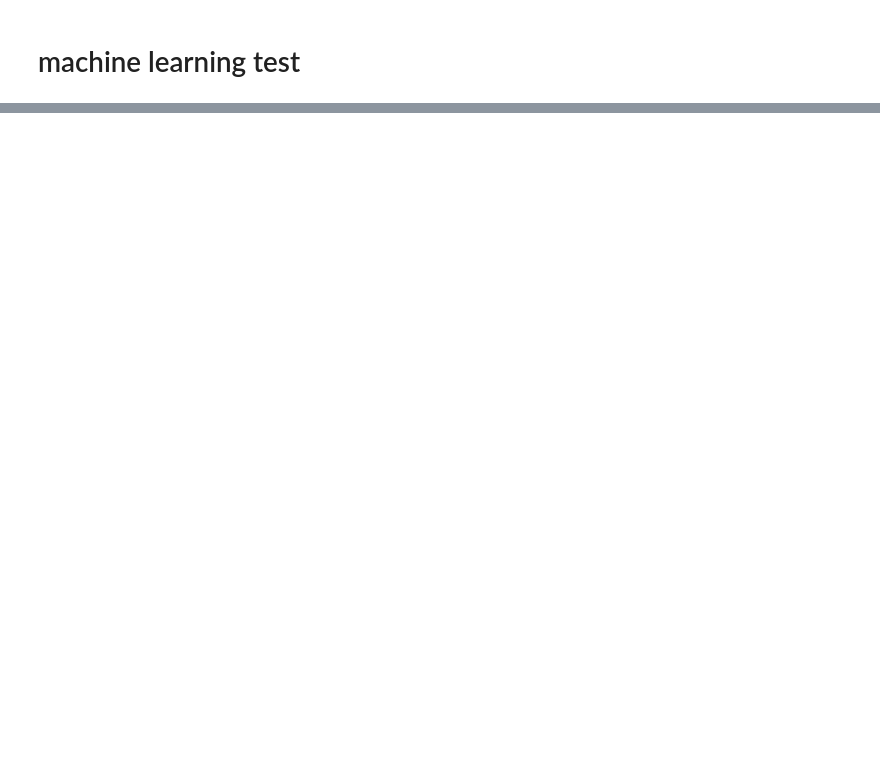
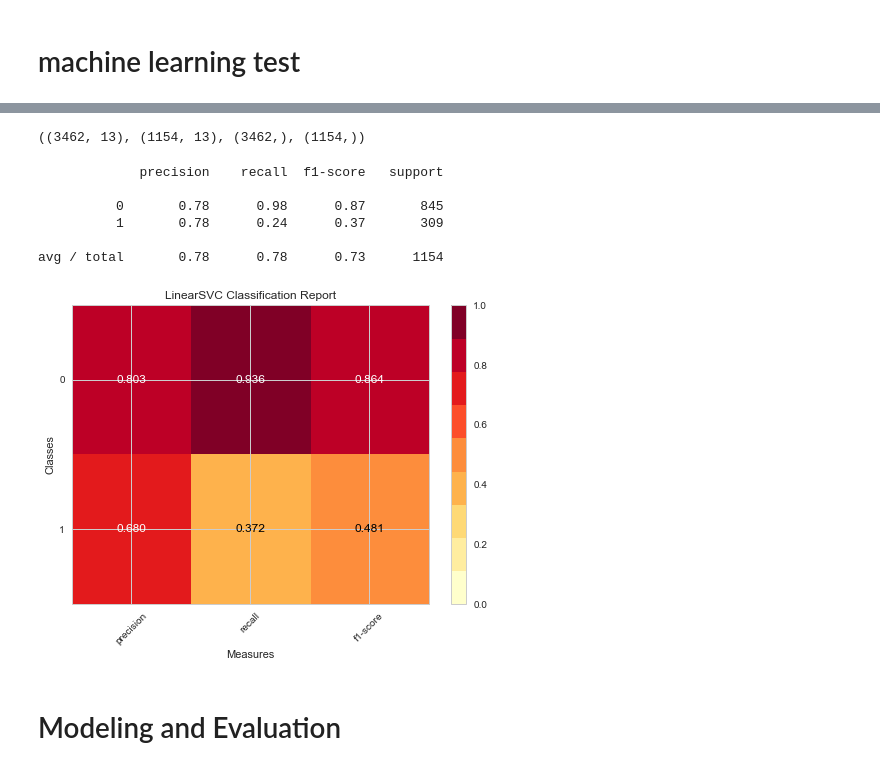
Before and after one commit to georgetown-analytics/four-thirty-five, a Jupyter notebook: 435_Machine_Learning.ipynb, the cells around one changed output, grey strips where cells are left out. Saved outputs shown, nothing was run; the diff lists cells and outputs as text; code cells hidden in the pictures; blank space fills up the shorter version.

```diff
--- a/435_Machine_Learning.ipynb
+++ b/435_Machine_Learning.ipynb
@@ -268,0 +93,2 @@ Loser = Gen[Gen['winner'].isin(['0'])]
+# %%
+Gen = Gen[Gen['race'] == "H"]
@@ -2042,0 +357,11 @@ X.head()
+# %%
+features = Rep[[
+   'c1','c2','c3','c4','c5','c6','c7','c8','c9','c10','c11','c12','c13'
+]]
+
+X = features
+
+y = Rep['winner']
+
+print(X.shape)
+print(y.shape)
@@ -2043,3 +387,38 @@ X.head()
+# %%
+#Creating the test and train with sample size of 40%
+from sklearn.model_selection import train_test_split as tts
+X_train, X_test, y_train, y_test = tts(X, y, test_size=0.25)
+# %%
+X_train.shape, X_test.shape, y_train.shape, y_test.shape
+# %% [output]
+((3462, 13), (1154, 13), (3462,), (1154,))
+# %%
+from sklearn.svm import LinearSVC
+
+model = LinearSVC()
+model.fit(X_train, y_train)
+
+y_pred = model.predict(X_test)
+print(classification_report(y_test, y_pred))
+# %% [output]
+             precision    recall  f1-score   support
+
+          0       0.78      0.98      0.87       845
+          1       0.78      0.24      0.37       309
+
+avg / total       0.78      0.78      0.73      1154
+# %%
+from yellowbrick.classifier import ClassificationReport
+
+visualizer = ClassificationReport(model)
+
+visualizer.fit(X_train, y_train)  # Fit the training data to the visualizer
+visualizer.score(X_test, y_test)  # Evaluate the model on the test data
+g = visualizer.poof()             # Draw/show/poof the data
+# %% [output]
+[figure, added]
+# %% [markdown]
+# Modeling and Evaluation
 # %%
 from sklearn.base import BaseEstimator, TransformerMixin
 from sklearn.preprocessing import LabelEncoder, OneHotEncoder
```
Also changed, not shown: parts of 217 cells of this notebook.
